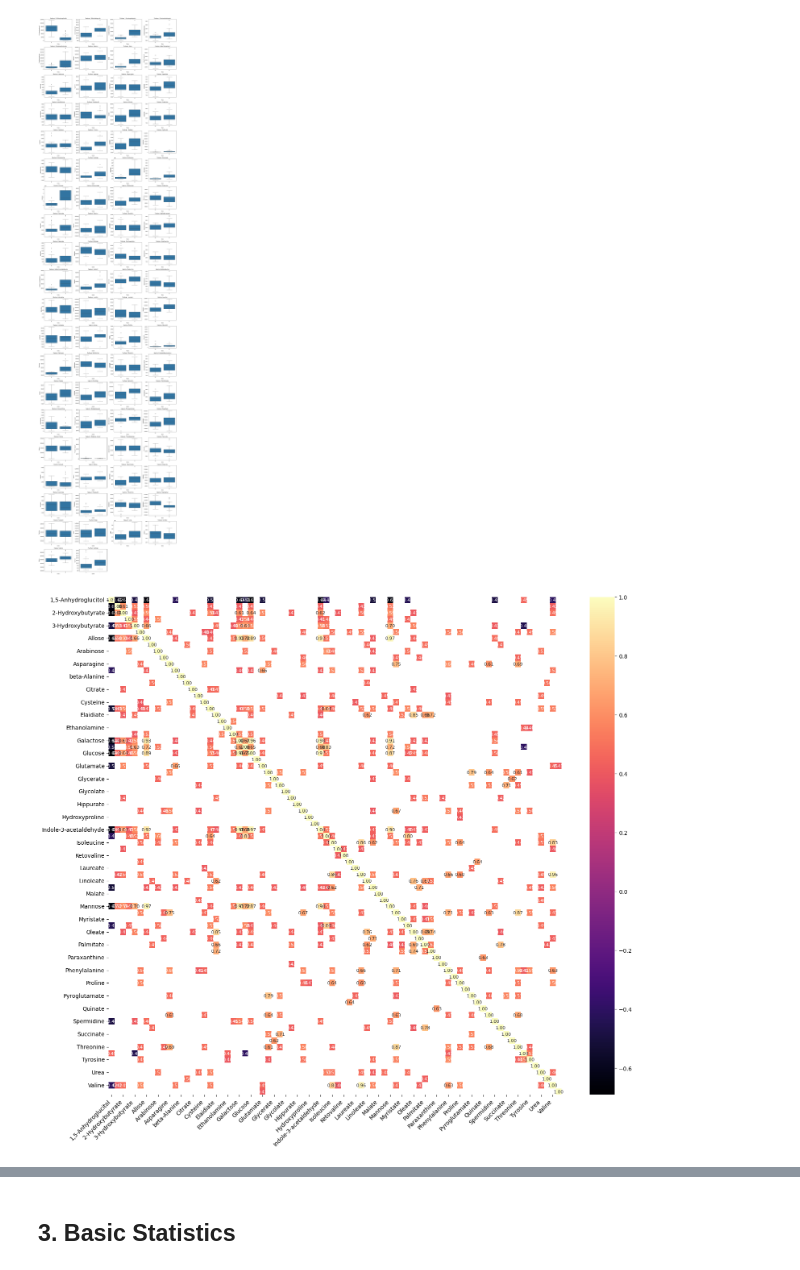
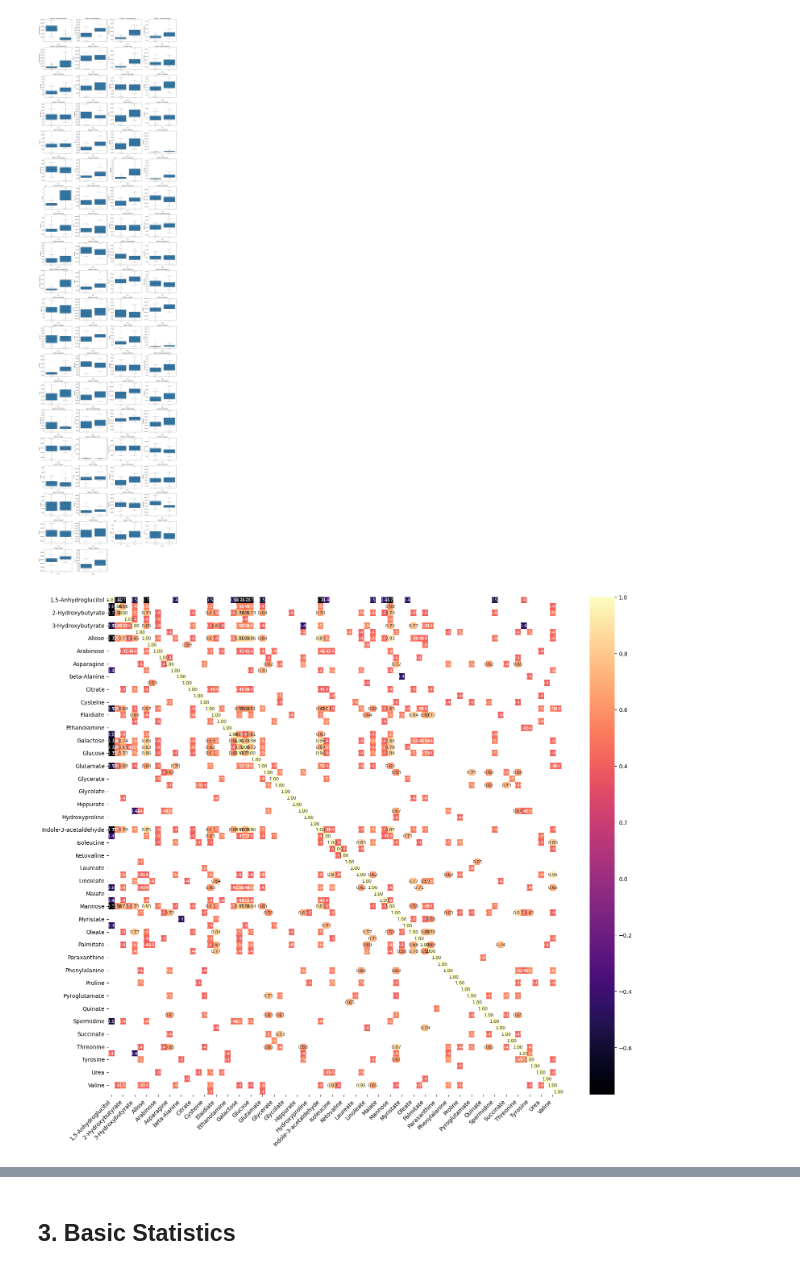
Before and after one commit to tomlas32/Diabetes, a Jupyter notebook: eda_v01.ipynb, the cells around one changed output, grey strips where cells are left out. Saved outputs shown, nothing was run; the diff lists cells and outputs as text; code cells hidden in the pictures.

Commit message:
Replaced pearson with spearman correlation due to non-normally distributed data

```diff
--- a/eda_v01.ipynb
+++ b/eda_v01.ipynb
@@ -289,24 +292,24 @@ plt.show()
 # %%
 # correlation heatmap
 
 # Compute correlation matrix and mask correlations with |r| < 0.4
-corr = df[feature_cols].corr()
+corr = df[feature_cols].corr(method="spearman")
 mask = np.abs(corr) < 0.4
 
 # Generate the heatmap with correlation values
 plt.figure(figsize=(16, 14))
 sns.heatmap(corr,
             mask=mask,
             annot=True,
             fmt=".2f",         # Limit decimal places
             cmap='magma',      # Use a visually distinct color map
             annot_kws={"size": 8})  # Adjust annotation font size
 
 # Improve tick label appearance
 plt.xticks(rotation=45, ha='right')
 plt.yticks(rotation=0)
 plt.tight_layout()
 plt.show()
 # %% [output]
-[figure, old version]
+[figure, new version]
 # %% [markdown]
```
Also changed, not shown: parts of 9 cells of this notebook.
